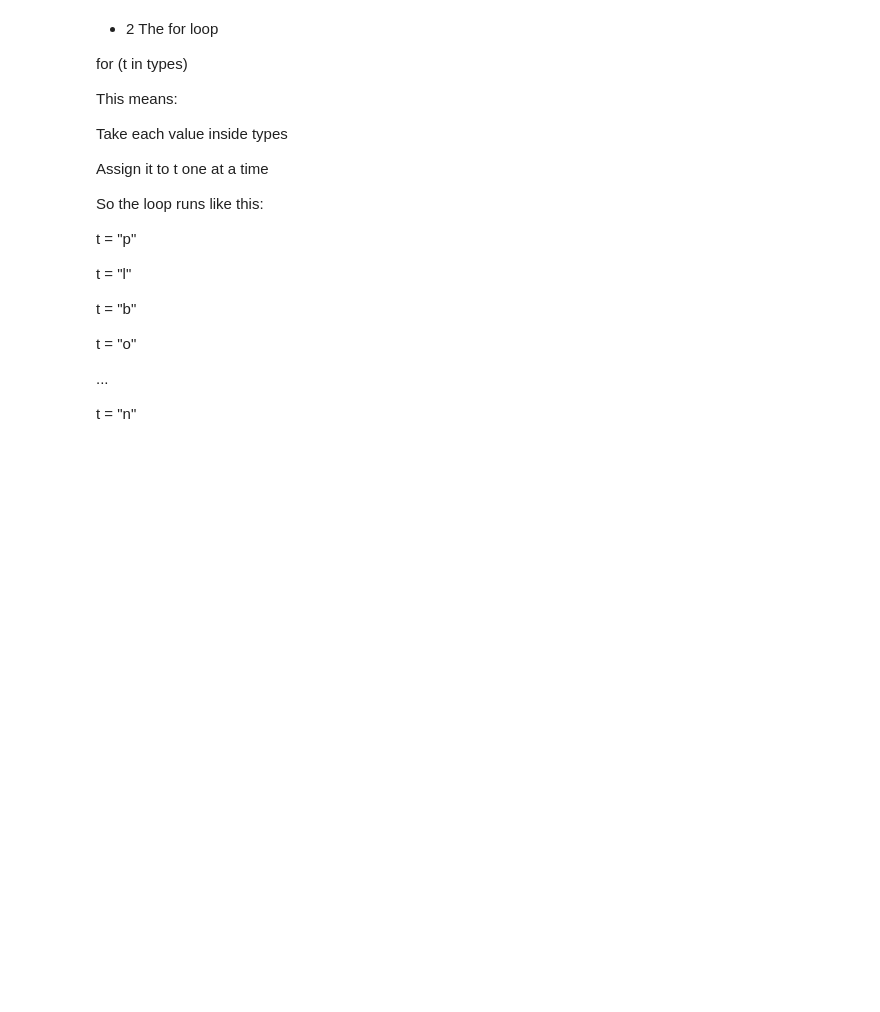
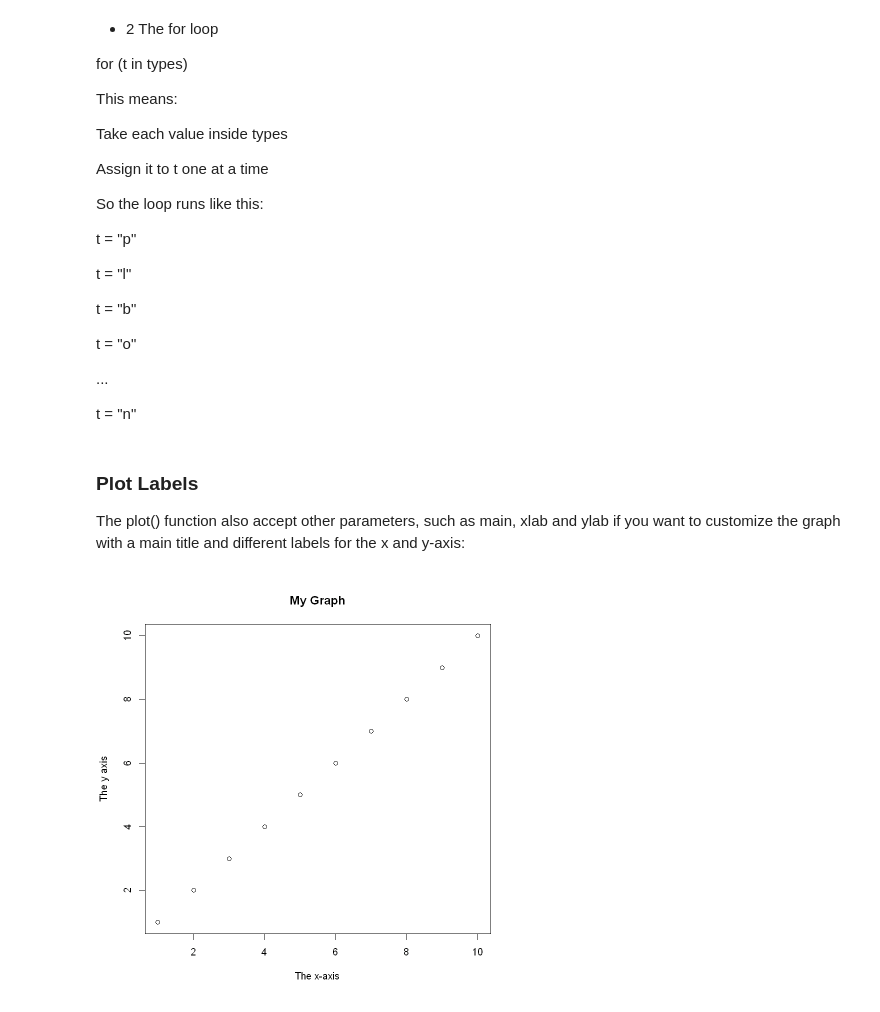
Before and after one commit to prodigy234/Complete_Data_Science_Full_Course, a Jupyter notebook: R Programming/17.R Plotting.ipynb, the cells around one changed output. Cells and saved outputs as stored; diff of their text form; code cells hidden in the pictures; blank space fills up the shorter version.

```diff
--- a/R Programming/17.R Plotting.ipynb
+++ b/R Programming/17.R Plotting.ipynb
@@ -201,3 +193,12 @@ t = "o"
 ...
 
 t = "n"
+# %% [markdown]
+### Plot Labels
+
+The plot() function also accept other parameters, such as main, xlab and ylab if you want to customize the graph with a main title and different labels for the x and y-axis:
+# %%
+# Example
+plot(1:10, main="My Graph", xlab="The x-axis", ylab="The y axis")
+# %% [output]
+[figure, added]
```
Also changed, not shown: parts of 36 cells of this notebook.
